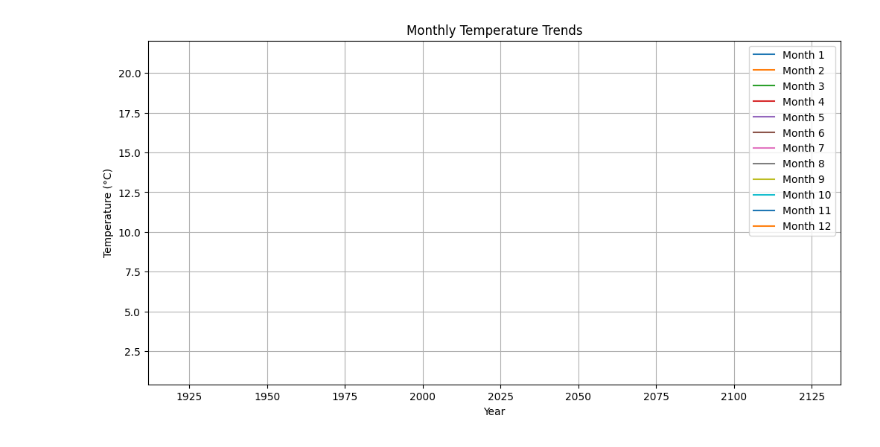
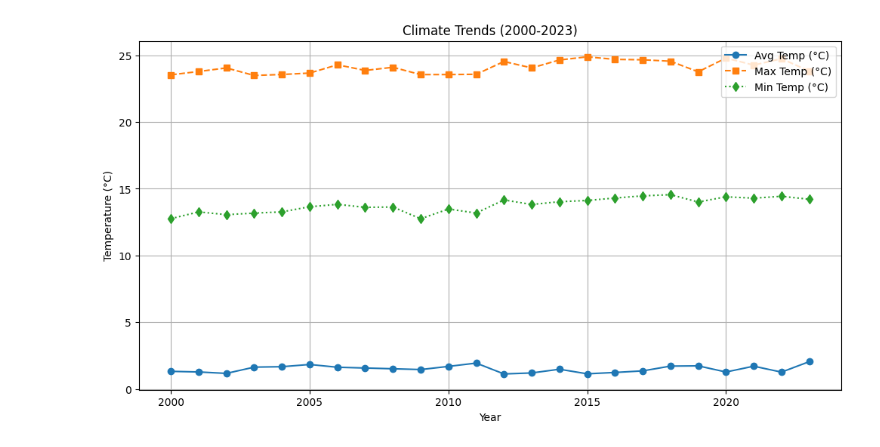
Before and after one commit to StudioMitesh/WingsOfChange, a Jupyter notebook: climate.ipynb, the cells around one changed output. Saved outputs shown, nothing was run; the diff lists cells and outputs as text; code cells hidden in the pictures.

```diff
--- a/climate.ipynb
+++ b/climate.ipynb
@@ -92,16 +125,14 @@ plt.show()
-# %%
-# monthly average temperature trends
-df_melted = df.pivot_table(index="Year", columns="Month", values="Temperature", aggfunc="mean")
-
-plt.figure(figsize=(12, 6))
-for month in range(1, 13):
-    plt.plot(df_melted.index, df_melted[month], label=f"Month {month}")
-
-plt.xlabel("Year")
-plt.ylabel("Temperature (°C)")
-plt.title("Monthly Temperature Trends")
-plt.legend()
-plt.grid()
-plt.show()
-# %% [output]
-[figure, removed]
+# %%
+# graphing the climate trends
+plt.figure(figsize=(12, 6))
+plt.plot(df_climate["Year"], df_climate["Avg_Temp"], marker="o", linestyle="-", label="Avg Temp (°C)")
+plt.plot(df_climate["Year"], df_climate["Max_Temp"], marker="s", linestyle="--", label="Max Temp (°C)")
+plt.plot(df_climate["Year"], df_climate["Min_Temp"], marker="d", linestyle=":", label="Min Temp (°C)")
+plt.xlabel("Year")
+plt.ylabel("Temperature (°C)")
+plt.title("Climate Trends (2000-2023)")
+plt.legend()
+plt.grid()
+plt.show()
+# %% [output]
+[figure, added]
```
Also changed, not shown: parts of 21 cells of this notebook, 2 other files.
